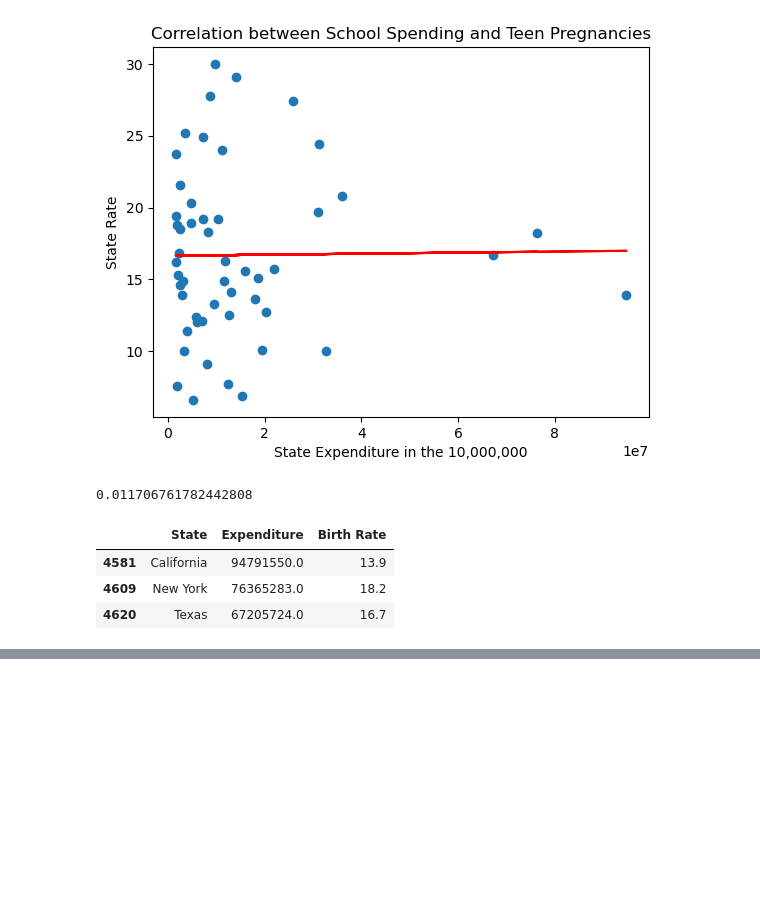
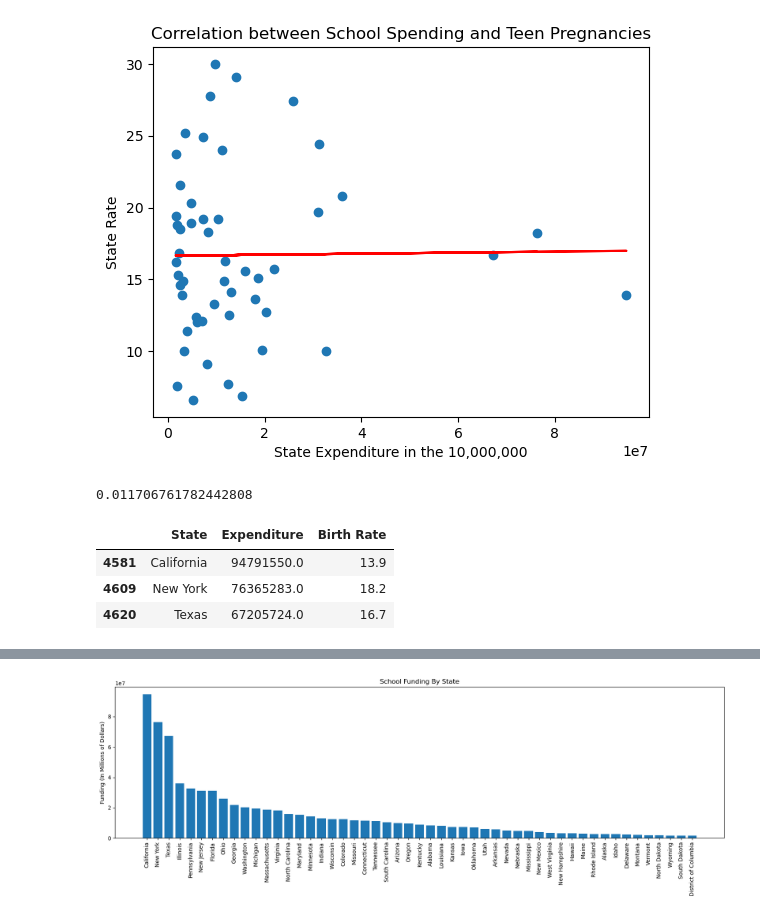
Before and after one commit to JoseGm56/Project-1, a Jupyter notebook: Data.ipynb, the cells around one changed output, grey strips where cells are left out. Saved outputs shown, nothing was run; the diff lists cells and outputs as text; code cells hidden in the pictures; blank space fills up the shorter version.

```diff
--- a/Data.ipynb
+++ b/Data.ipynb
@@ -98,0 +133,17 @@ state_coer[state_coer["Expenditure"] > 60000000]
+# %%
+top_funding = state_funding_data.sort_values(by = "Total Expenditure", ascending = False)
+top_funding.head()
+
+most_funding = top_funding["Total Expenditure"]
+most_states = top_funding["State"].unique()
+# Plot the data:
+plt.figure(figsize=(20,5))
+plt.xticks(rotation=90)
+#list_of_yticks = py.arange(0, 100, 20)
+#plt.yticks(0, 100000000)
+plt.bar(most_states, most_funding)
+plt.title("School Funding By State")
+plt.ylabel("Funding (In Millions of Dollars)")
+plt.show()
+# %% [output]
+[figure, added]
```
Also changed, not shown: parts of 14 cells of this notebook.
